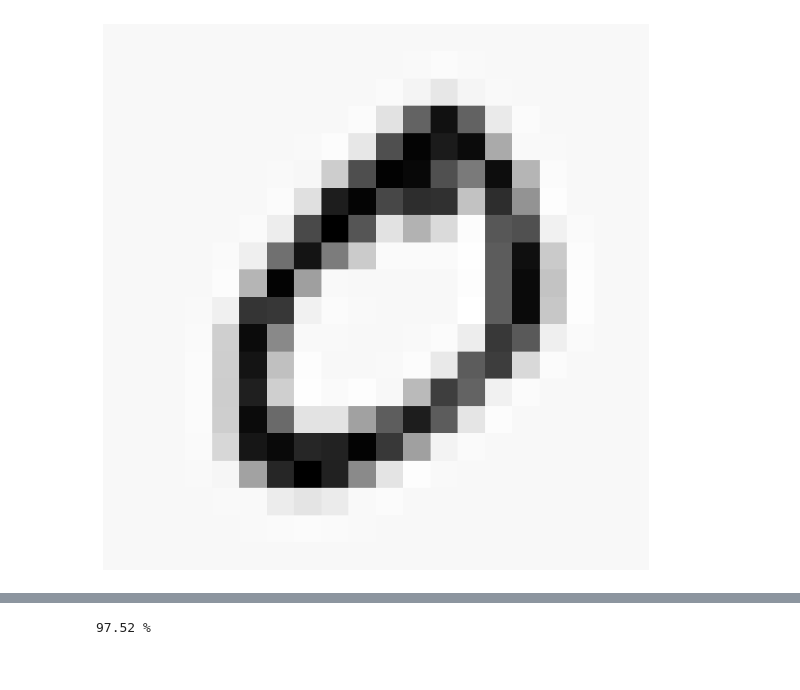
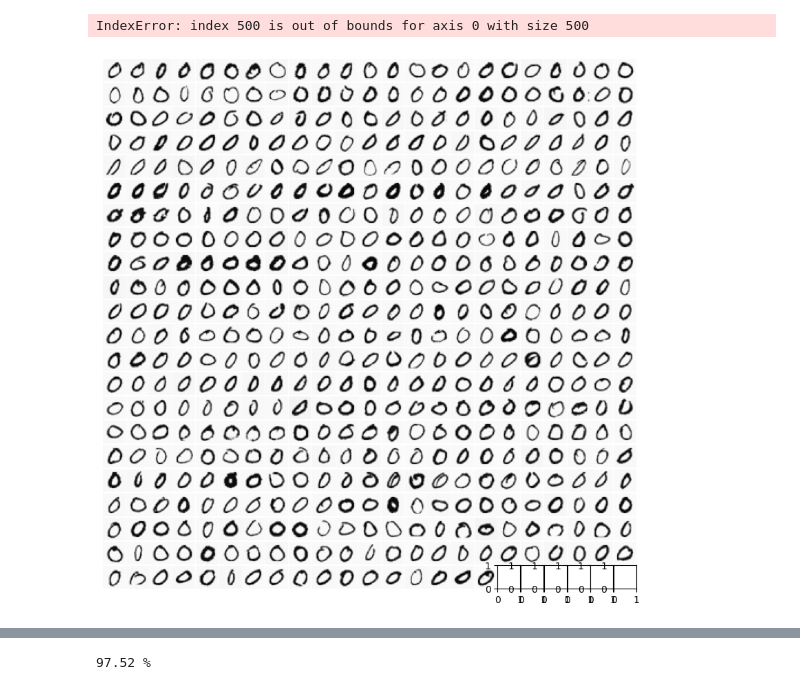
Before and after one commit to Lauu029/ApA, a Jupyter notebook: p4/Practica4.ipynb, the cells around one changed output, grey strips where cells are left out. Cells and saved outputs as stored; diff of their text form; code cells hidden in the pictures.

```diff
--- a/p4/Practica4.ipynb
+++ b/p4/Practica4.ipynb
@@ -8,9 +9,10 @@ data = loadmat('data/ex3data1.mat', squeeze_me=True)
 y = data['y']
 X = data['X']
 # %%
-utils.displayData(X[0])
+utils.displayData(X[:500])
 # %% [output]
+IndexError: index 500 is out of bounds for axis 0 with size 500
-[figure, old version]
+[figure, new version]
 # %%
 weights = loadmat('data/ex3weights.mat')
 theta1, theta2 = weights['Theta1'], weights['Theta2']
```
Also changed, not shown: parts of 3 cells of this notebook.
